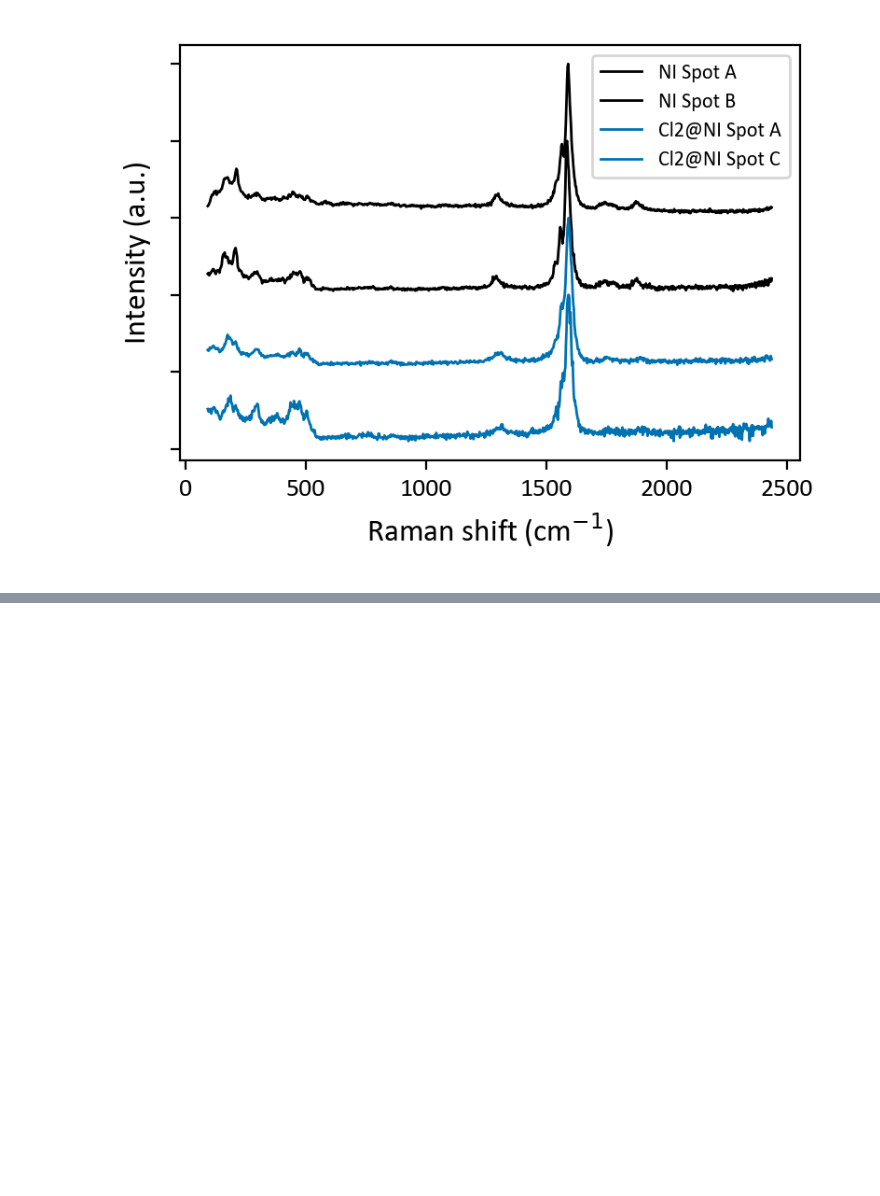
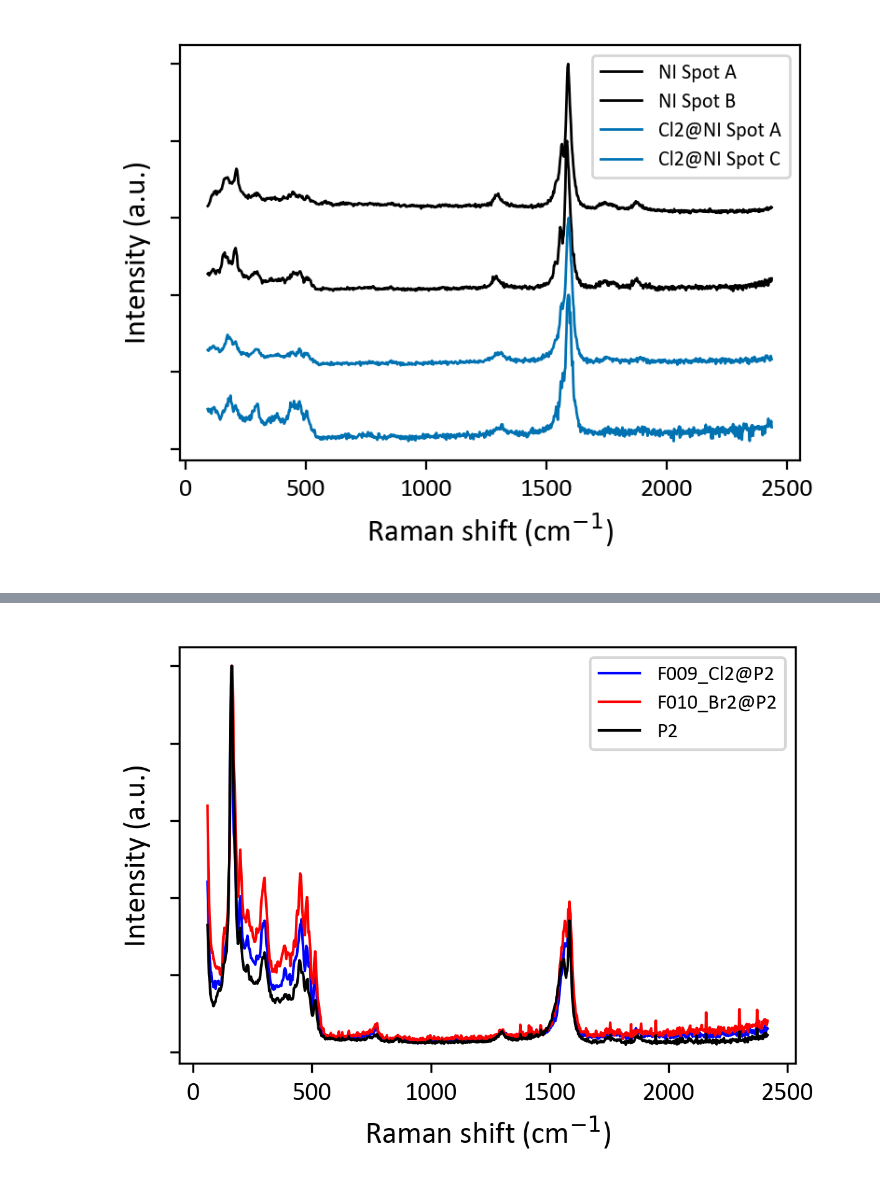
Before and after one commit to CristianMB/DataAnalysis_PhD_FUB, a Jupyter notebook: Raman Xplora/Raman_Cl2@P2_Cl2@Ni_Test/2609_Raman_Powders_Cl2@P2_Cl2@NI_MW_532nm_638nm_785nm.ipynb, the cells around one changed output, grey strips where cells are left out. Saved outputs shown, nothing was run; the diff lists cells and outputs as text; code cells hidden in the pictures; blank space fills up the shorter version.

```diff
--- a/Raman Xplora/Raman_Cl2@P2_Cl2@Ni_Test/2609_Raman_Powders_Cl2@P2_Cl2@NI_MW_532nm_638nm_785nm.ipynb
+++ b/Raman Xplora/Raman_Cl2@P2_Cl2@Ni_Test/2609_Raman_Powders_Cl2@P2_Cl2@NI_MW_532nm_638nm_785nm.ipynb
@@ -556,0 +883,27 @@ PlotRamanConfig(config=All,
+# %%
+SpectraToPlot =  [
+    #('260922_F009_Cl2@P2_DropC_532 nm_1200gr_x50 LD_0_1%_3_10_100_300_sc1350.txt', 'F009_Cl2@P2', 'blue', '-'),
+    #('260922_F010_Br2@P2_DropC_532 nm_1200gr_x50 LD_0_1%_3_10_100_300_sc1350.txt', 'F010_Br2@P2', 'red', '-'),
+    #('260922_P2_DropC_532 nm_1200gr_x50 LD_0_1%_3_10_100_300_sc1350.txt', 'P2', 'black', '-'),
+
+    #('260922_F009_Cl2@P2_DropC_638 nm_1200gr_x50 LD_0_1%_3_120_100_500_sc975.txt', 'F009_Cl2@P2', 'blue', '-'),
+    #('260922_F010_Br2@P2_DropC_638 nm_1200gr_x50 LD_0_1%_3_120_100_500_sc975.txt', 'F010_Br2@P2', 'red', '-'),
+    #('260922_P2_DropC_638 nm_1200gr_x50 LD_0_1%_3_120_100_500_sc975.txt', 'P2', 'black', '-'),
+
+    ('260922_F009_Cl2@P2_DropC_785 nm_600gr_x50 LD_1%_3_180_100_500_sc1275.txt', 'F009_Cl2@P2', 'blue', '-'),
+    ('260922_F010_Br2@P2_DropC_785 nm_600gr_x50 LD_1%_3_180_100_500_sc1275.txt', 'F010_Br2@P2', 'red', '-'),
+    ('260922_P2_DropC_785 nm_600gr_x50 LD_1%_3_180_100_500_sc1275.txt', 'P2', 'black', '-'),
+]
+
+
+
+
+PlotRamanConfig(config=SpectraToPlot,
+                spectra_dict=raman_spectra,
+                hide_yticks=True,
+                style=poster_style,
+                offset_step=0,
+                xmin=None,
+                xmax=None)
+# %% [output]
+[figure, added]
```
Also changed, not shown: parts of 10 cells of this notebook.
